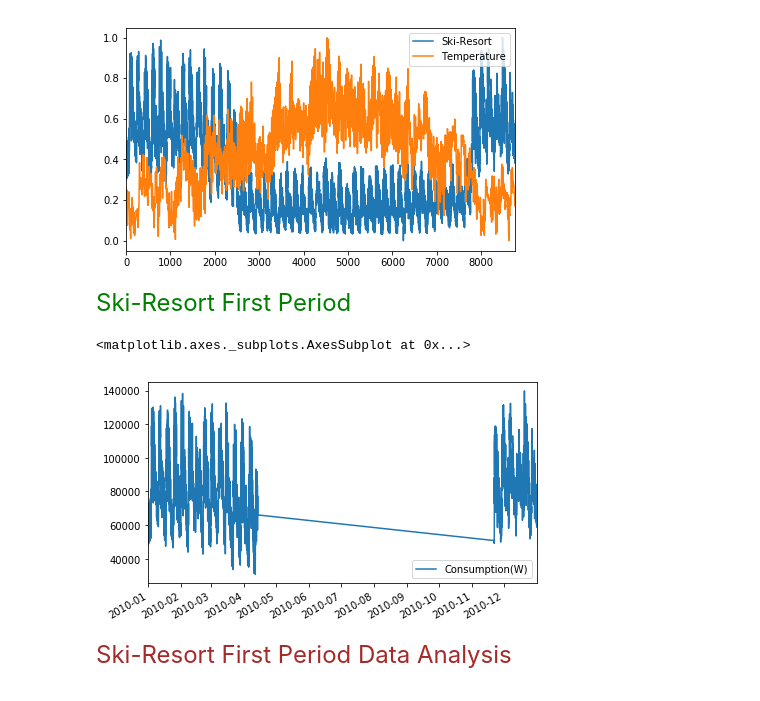
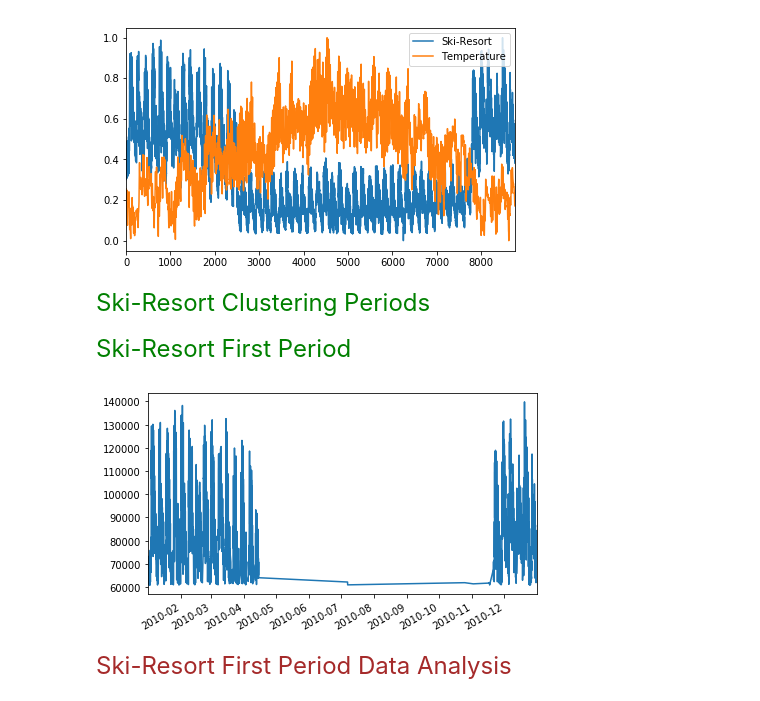
Before and after one commit to maxnavarrollaven/Distributed-Generation-Project, a Jupyter notebook: Study of the mountain village.ipynb, the cells around one changed output. Cells and saved outputs as stored; diff of their text form; code cells hidden in the pictures.

Commit message:
periods of the year separated

```diff
--- a/Study of the mountain village.ipynb
+++ b/Study of the mountain village.ipynb
@@ -230,12 +229,20 @@ ski_resort_temperature_normalized.plot()
 # %% [output]
 <matplotlib.axes._subplots.AxesSubplot at 0x...>
 [figure]
+# %% [markdown]
+<font size="5" color='green'>Ski-Resort Clustering Periods</font>
+# %%
+km_ski_resort = KMeans(n_clusters=2, random_state=1)
+km_ski_resort.fit(load_ski_station.values)
+cluster_map_ski_resort = pd.DataFrame()
+cluster_map_ski_resort['Consumption(W)'] = load_ski_station['Consumption(W)'].values
+cluster_map_ski_resort['cluster'] = km.labels_
+cluster_map_ski_resort.set_index(rng,inplace=True)
 # %% [markdown]
 <font size="5" color='green'>Ski-Resort First Period</font>
-# %%
-pd.concat([load_ski_station["2010-01-01":"2010-04-13"],load_ski_station["2010-11-22":"2010-12-31"]]).plot()
-# %% [output]
-<matplotlib.axes._subplots.AxesSubplot at 0x...>
-[figure, removed]
+# %%
+cluster_map_ski_resort[cluster_map_ski_resort.cluster == 0]['Consumption(W)'].plot();
+# %% [output]
+[figure, added]
 # %% [markdown]
 <font size="5" color='brown'>Ski-Resort First Period Data Analysis</font>
```
Also changed, not shown: parts of 51 cells of this notebook.
